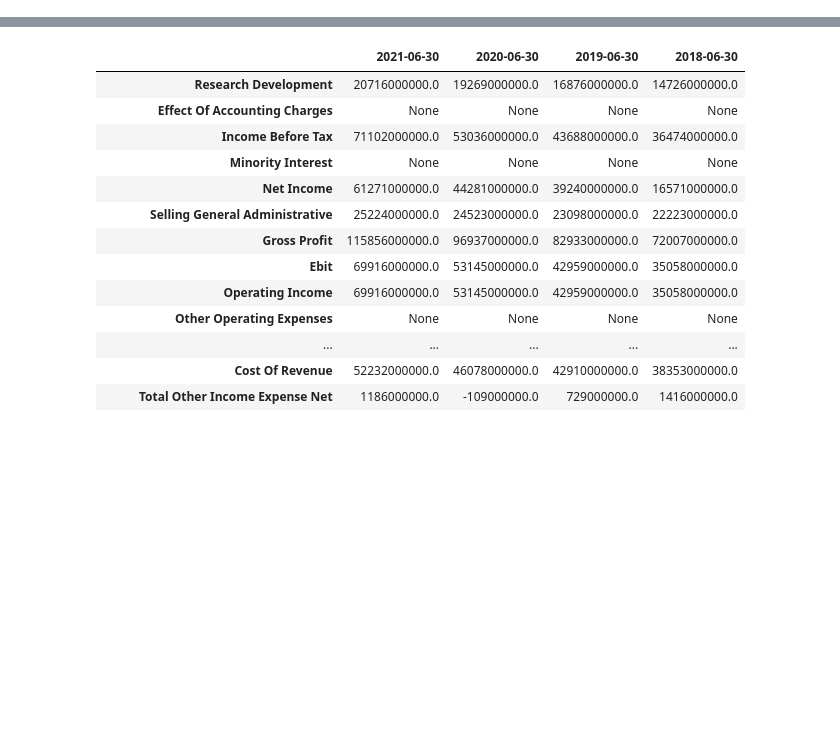
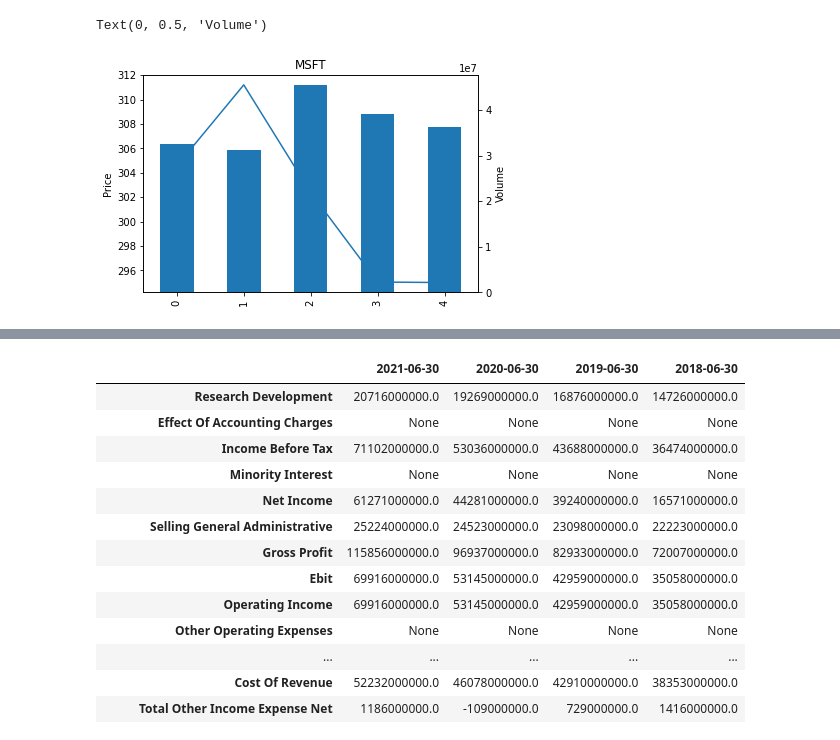
Before and after one commit to epocaterrasus/Project-1---Team-5, a Jupyter notebook: Data.ipynb, the cells around one changed output, grey strips where cells are left out. Cells and saved outputs as stored; diff of their text form; code cells hidden in the pictures; blank space fills up the shorter version.

Commit message:
created buy_sell_model dataframe and got two graphs on the same plot

```diff
--- a/Data.ipynb
+++ b/Data.ipynb
@@ -141,0 +147,13 @@ price_1wk
+# %%
+#This was closest I could get to!! NEEDS WORK ON FORMATTING right Y column and the X AXIS
+
+#Creates a 1wk graph for price and volume
+
+plt.figure()
+ax=ticker_hist_1wk_df['Close'].plot(x="Date",y="Close",title=ticker_input)
+ticker_hist_1wk_df["Volume"].plot(x="Date",y="Volume",kind='bar',secondary_y=True, style='g')
+ax.set_ylabel("Price")
+ax.right_ax.set_ylabel("Volume")
+# %% [output]
+Text(0, 0.5, 'Volume')
+[figure, added]
```
Also changed, not shown: parts of 8 cells of this notebook, 1 other file.
